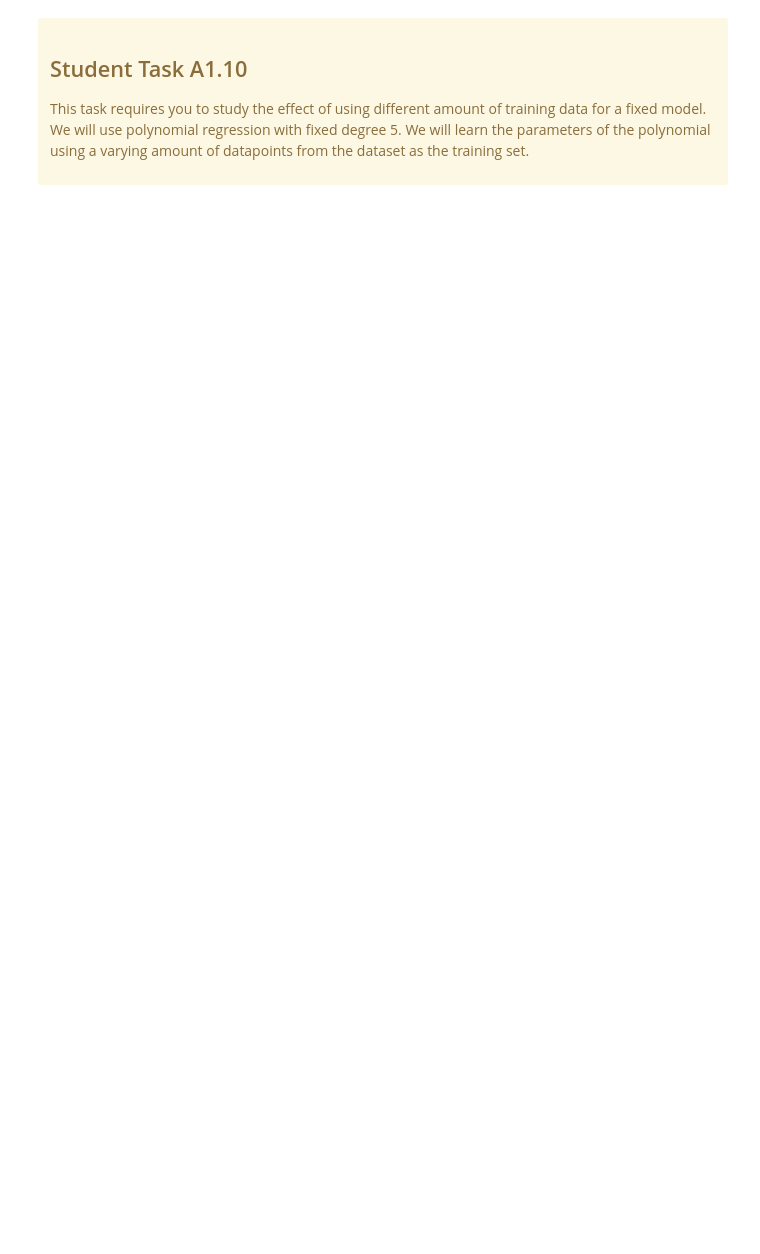
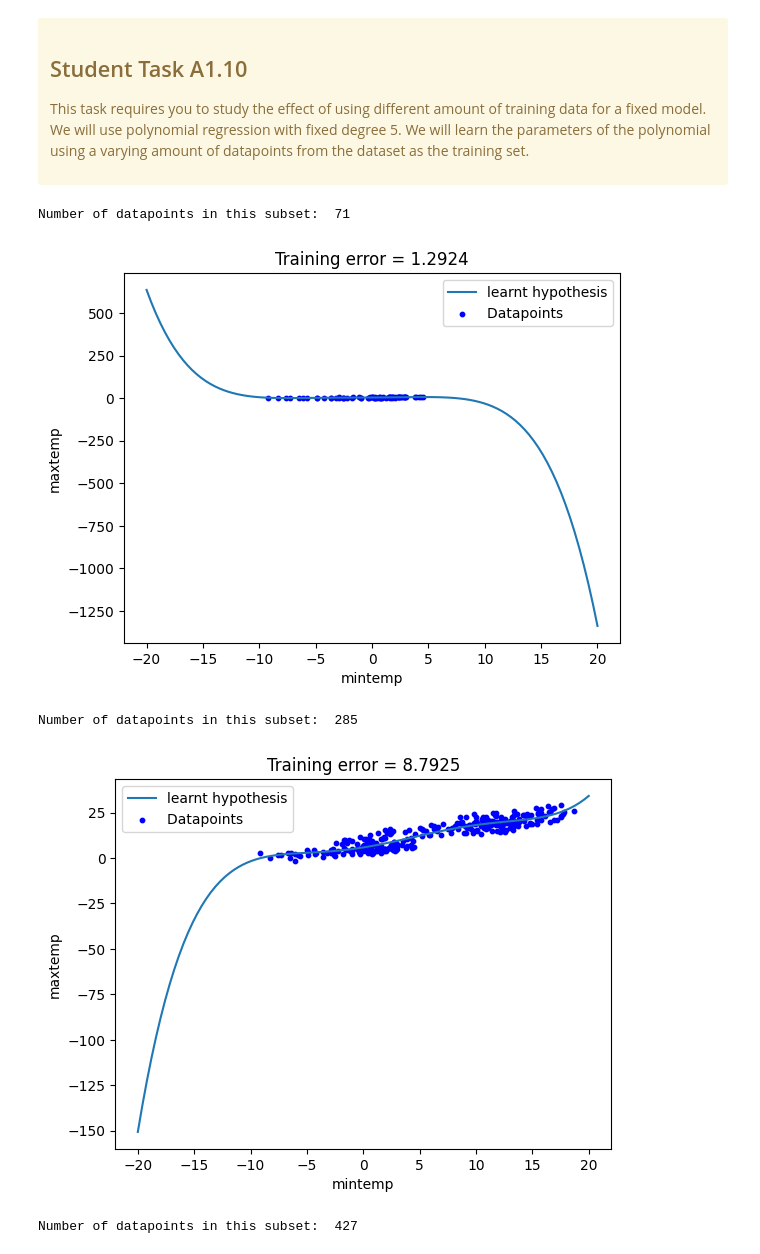
Before and after one commit to nlinnanen/ml, a Jupyter notebook: ml2024/Assignment 1/assignment_1.ipynb, the cells around one changed output. Saved outputs shown, nothing was run; the diff lists cells and outputs as text; code cells hidden in the pictures; blank space fills up the shorter version.

```diff
--- a/ml2024/Assignment 1/assignment_1.ipynb
+++ b/ml2024/Assignment 1/assignment_1.ipynb
@@ -781,32 +936,44 @@ trainingset_size = [0.1, 0.4, 0.6]    # set the different sizes of training set
 degree = 5                          # set the degree
 tr_errors = []                      # store training errors
 
 for i in range(len(trainingset_size)):    # use for-loop to fit polynomial regression models with different sizes of training set
     index = np.arange(int(len(X)*trainingset_size[i]))
     print("\nNumber of datapoints in this subset: ",len(index))
 
     X_sub = X[index]    # obtain a subset, NOTE: this is the subset of features you will use for this task
     y_sub = y[index]    # NOTE: this is the subset of labels you will use for this task
 
     ## apply polynomial transformation, train different models and compute MSE on sub_trainingset (X_sub,y_sub) as:
     # poly = ...    # initialize a polynomial feature transformer
     # X_poly = ...    # fit and transform the raw features, i.e. X_sub
 
     # lin_regr = LinearRegression(fit_intercept=False) # NOTE: "fit_intercept=False" as we already have a constant iterm in the new feature X_poly
     # lin_regr.fit(...,...)    # fit linear regression to these new polynomial features and labels
 
     # y_pred = ...    # predict using the learnt linear model
     # tr_error = ...    # calculate the training error
 
-    # YOUR CODE HERE
-    raise NotImplementedError()
+    poly = PolynomialFeatures(degree=degree)
+    X_poly = poly.fit_transform(X_sub, y_sub)
+
+    lin_regr = LinearRegression(fit_intercept=False)
+    lin_regr.fit(X_poly, y_sub)
+
+    y_pred = lin_regr.predict(X_poly)
+    tr_error = mean_squared_error(y_sub, y_pred)
 
     tr_errors.append(tr_error)
     X_fit = np.linspace(-20, 20, 100)    # generate samples
     plt.plot(X_fit, lin_regr.predict(poly.transform(X_fit.reshape(-1, 1))), label="learnt hypothesis")        # plot the polynomial regression model
     plt.scatter(X_sub, y_sub, color="b", s=10, label="Datapoints ")    # plot a scatter plot of y(maxtmp) vs. X(mintmp) with color 'blue' and size '10'
     plt.xlabel('mintemp')    # set the label for the x/y-axis
     plt.ylabel('maxtemp')
     plt.legend(loc="best")    # set the location of the legend
     plt.title('Training error = {:.5}'.format(tr_error))    # set the title
     plt.show()    # show the plot
+# %% [output]
+Number of datapoints in this subset:  71
+[figure, added]
+Number of datapoints in this subset:  285
+[figure, added]
+Number of datapoints in this subset:  427
```
Also changed, not shown: parts of 27 cells of this notebook.
